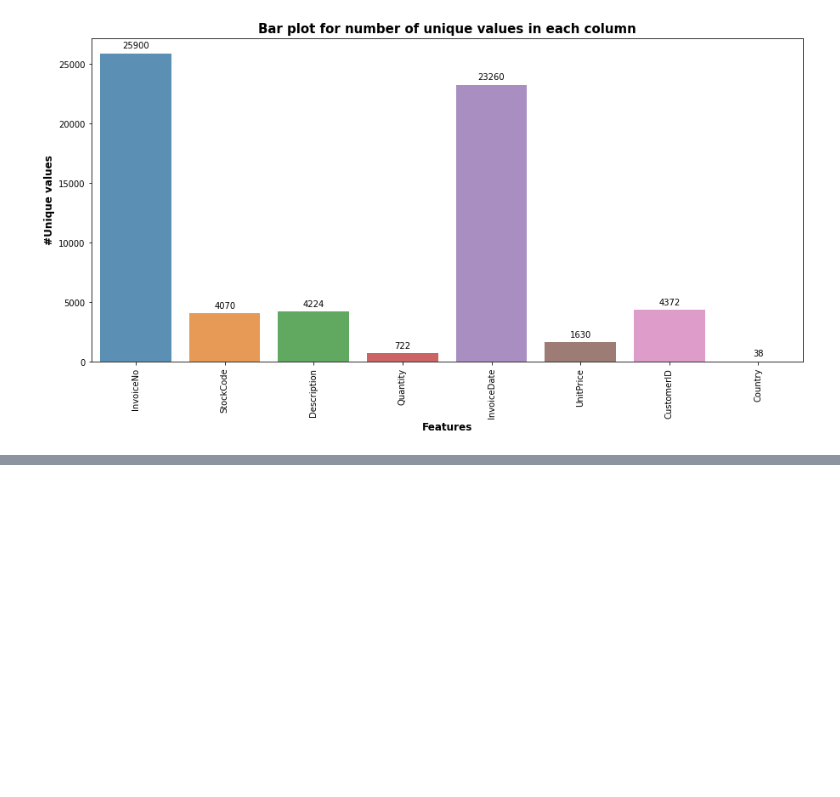
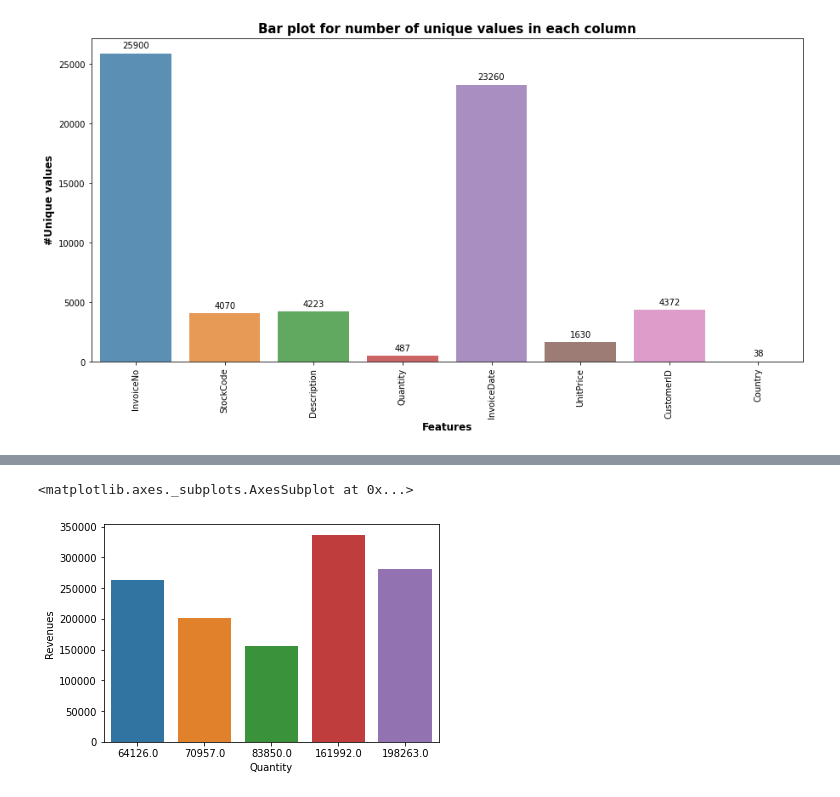
Before and after one commit to Manojgharge07/Capston_Project_1_Propensity_Model_, a Jupyter notebook: Capston_Project_1.ipynb, the cells around one changed output, grey strips where cells are left out. Saved outputs shown, nothing was run; the diff lists cells and outputs as text; code cells hidden in the pictures; blank space fills up the shorter version.

```diff
--- a/Capston_Project_1.ipynb
+++ b/Capston_Project_1.ipynb
@@ -350,0 +219,13 @@ plt.show()
+# %%
+# restrict to transactions with positive quantities
+df1 = df1[df1["Quantity"] > 0]
+
+# datetime to date format
+df1["InvoiceDate"] = pd.to_datetime(df1["InvoiceDate"]).dt.date #normalize()
+#df1.set_index("InvoiceDate", inplace=False)
+
+# treat CustomerID as a categorical variable
+df1["CustomerID"] = df1["CustomerID"].astype(np.int64).astype(object)
+
+# review the categorical variables
+df1.describe(include='object').T
@@ -415,0 +265,5 @@ plt.show()
+# %%
+#It is defined as total purchase amount:
+# revenues = quantity * unitprice
+df1["Revenues"] = df1["Quantity"] * df1["UnitPrice"]
+df1
@@ -415,0 +332,3 @@ plt.show()
+# %%
+df1.loc['Total'] = pd.Series(df1['Revenues'].sum(), index = ['Revenues'])
+print (df1)
@@ -415,0 +372,3 @@ plt.show()
+# %%
+grp_by= df1.groupby(['CustomerID']).sum().sort_values('Revenues', ascending=False).head(10)
+print(grp_by)
@@ -415,0 +388,6 @@ plt.show()
+# %%
+import seaborn as sns
+sns.barplot(x = 'Quantity', y = 'Revenues' , data = grp_by.head(5))
+# %% [output]
+<matplotlib.axes._subplots.AxesSubplot at 0x...>
+[figure, added]
```
Also changed, not shown: parts of 65 cells of this notebook.
